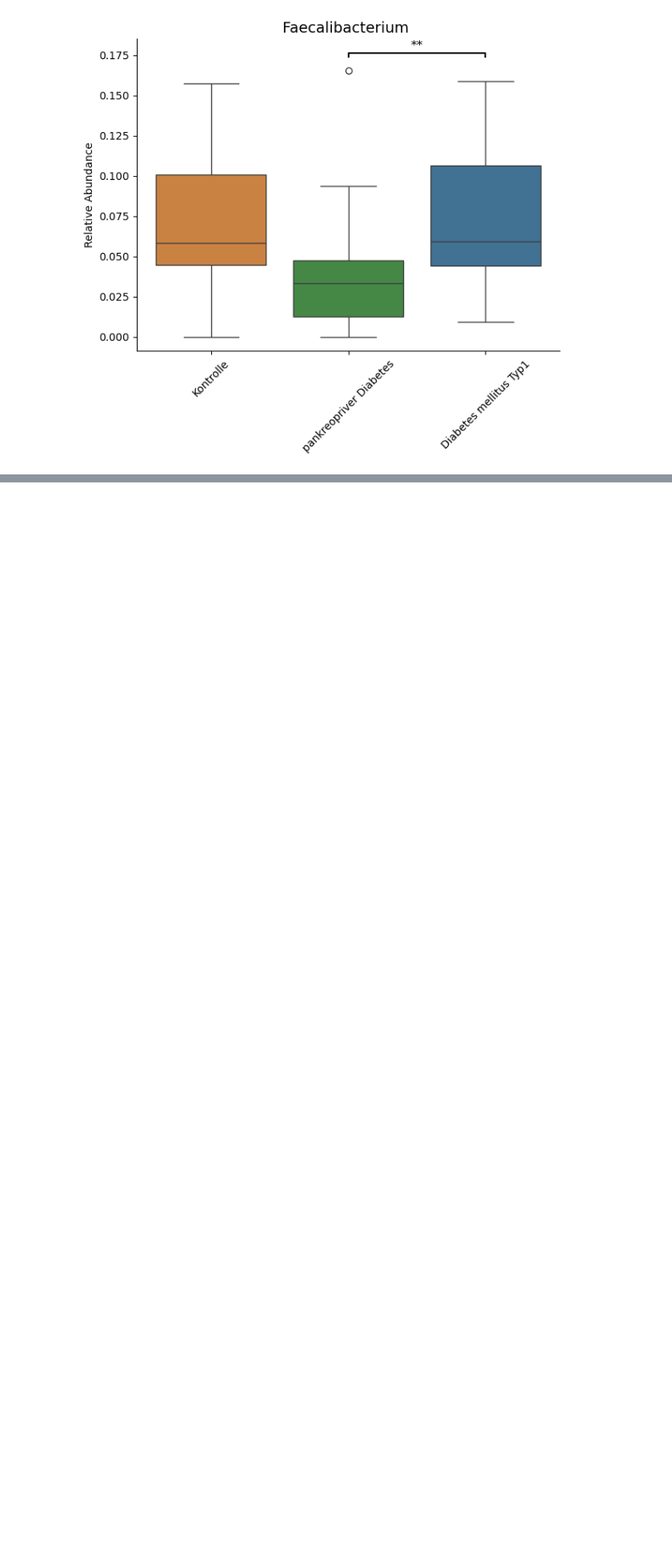
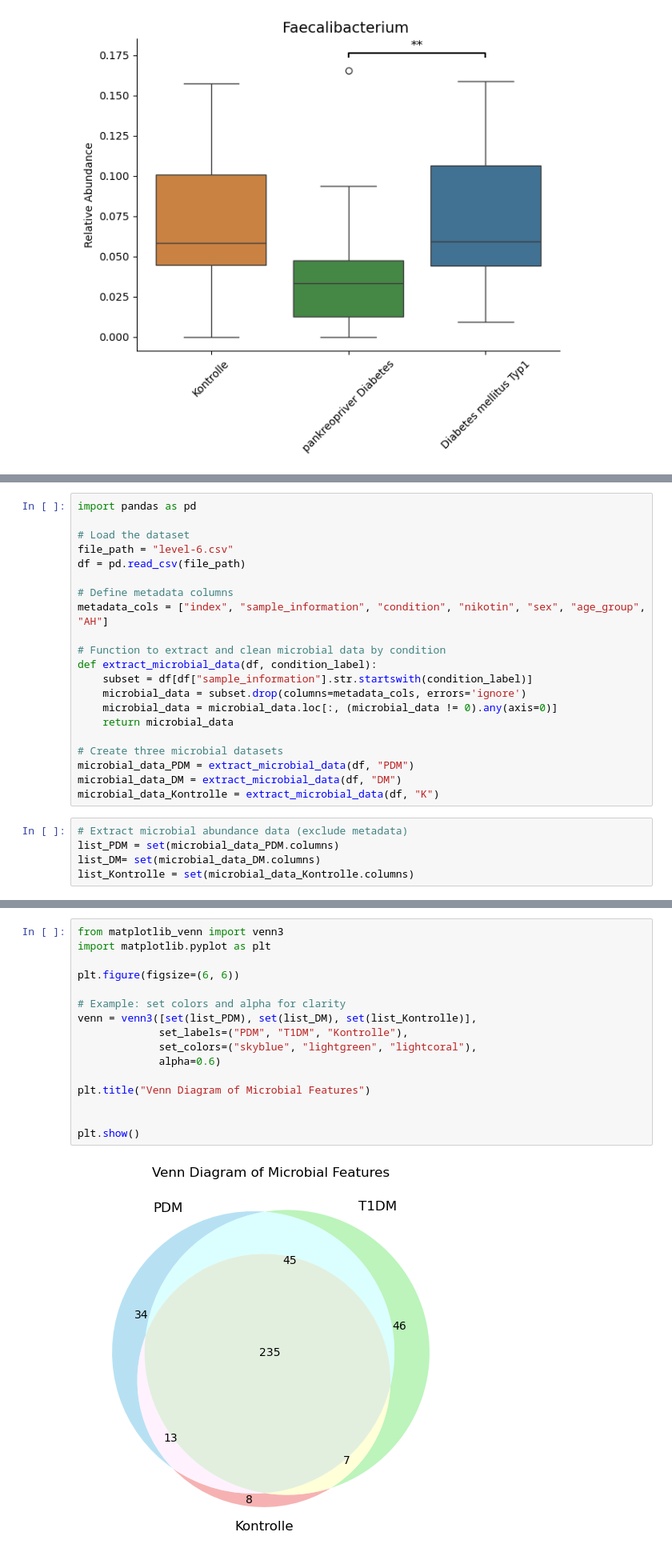
Before and after one commit to ErikaKvalem/Effenberger-Diabetes, a Jupyter notebook: 02-scripts/microbial_diffs_pdm_dm.ipynb, the cells around one changed output, grey strips where cells are left out. Shown at 80% size. Cells and saved outputs as stored; diff of their text form; blank space fills up the shorter version.

```diff
--- a/02-scripts/microbial_diffs_pdm_dm.ipynb
+++ b/02-scripts/microbial_diffs_pdm_dm.ipynb
@@ -285,0 +265,26 @@ plt.show()
+# %%
+import pandas as pd
+
+# Load the dataset
+file_path = "level-6.csv"
+df = pd.read_csv(file_path)
+
+# Define metadata columns
+metadata_cols = ["index", "sample_information", "condition", "nikotin", "sex", "age_group", "AH"]
+
+# Function to extract and clean microbial data by condition
+def extract_microbial_data(df, condition_label):
+    subset = df[df["sample_information"].str.startswith(condition_label)]
+    microbial_data = subset.drop(columns=metadata_cols, errors='ignore')
+    microbial_data = microbial_data.loc[:, (microbial_data != 0).any(axis=0)]
+    return microbial_data
+
+# Create three microbial datasets
+microbial_data_PDM = extract_microbial_data(df, "PDM")
+microbial_data_DM = extract_microbial_data(df, "DM")
+microbial_data_Kontrolle = extract_microbial_data(df, "K")
+# %%
+# Extract microbial abundance data (exclude metadata)
+list_PDM = set(microbial_data_PDM.columns)
+list_DM= set(microbial_data_DM.columns)
+list_Kontrolle = set(microbial_data_Kontrolle.columns)
@@ -286,3 +304,21 @@ plt.show()
+# %%
+from matplotlib_venn import venn3
+import matplotlib.pyplot as plt
+
+plt.figure(figsize=(6, 6))
+
+# Example: set colors and alpha for clarity
+venn = venn3([set(list_PDM), set(list_DM), set(list_Kontrolle)],
+             set_labels=("PDM", "T1DM", "Kontrolle"),
+             set_colors=("skyblue", "lightgreen", "lightcoral"),
+             alpha=0.6)
+
+plt.title("Venn Diagram of Microbial Features")
+
+
+plt.show()
+# %% [output]
+[figure, added]
 # %%
 import pandas as pd
 import numpy as np
```
Also changed, not shown: parts of 13 cells of this notebook, 1 other file.
